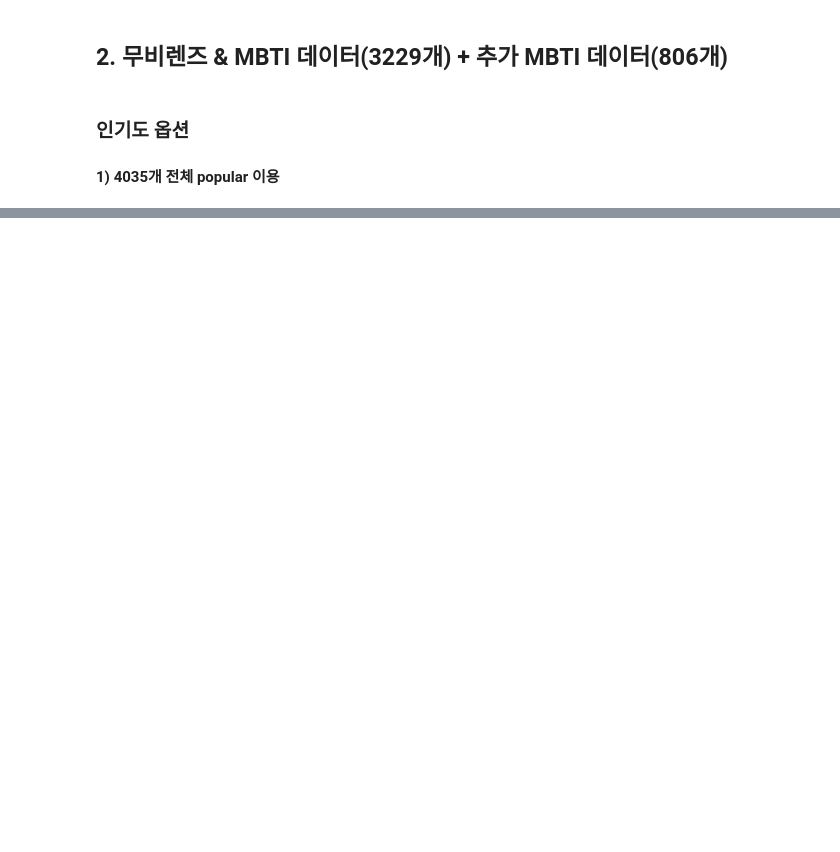
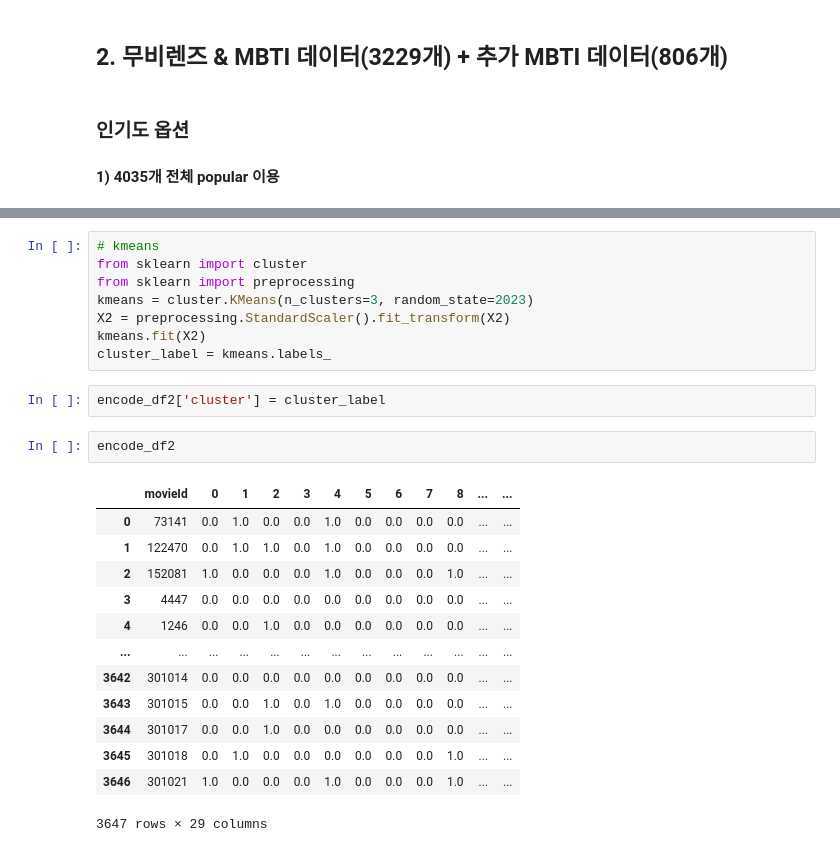
Before and after one commit to boostcampaitech4lv23recsys2/level3_productserving-level3-recsys-08, a Jupyter notebook: Data/DataProcessing/movie_select.ipynb, the cells around one changed output, grey strips where cells are left out. Drawn from its saved outputs; the diff is of its cells as text; blank space fills up the shorter version.

```diff
--- a/Data/DataProcessing/movie_select.ipynb
+++ b/Data/DataProcessing/movie_select.ipynb
@@ -471,0 +691,26 @@ movieId_list
+# %%
+# kmeans
+from sklearn import cluster
+from sklearn import preprocessing
+kmeans = cluster.KMeans(n_clusters=3, random_state=2023)
+X2 = preprocessing.StandardScaler().fit_transform(X2)
+kmeans.fit(X2)
+cluster_label = kmeans.labels_
+# %%
+encode_df2['cluster'] = cluster_label
+# %%
+encode_df2
+# %% [output]
+|  | movieId | 0 | 1 | 2 | 3 | 4 | 5 | 6 | 7 | 8 | ... | ... |
+| 0 | 73141 | 0.0 | 1.0 | 0.0 | 0.0 | 1.0 | 0.0 | 0.0 | 0.0 | 0.0 | ... | ... |
+| 1 | 122470 | 0.0 | 1.0 | 1.0 | 0.0 | 1.0 | 0.0 | 0.0 | 0.0 | 0.0 | ... | ... |
+| 2 | 152081 | 1.0 | 0.0 | 0.0 | 0.0 | 1.0 | 0.0 | 0.0 | 0.0 | 1.0 | ... | ... |
+| 3 | 4447 | 0.0 | 0.0 | 0.0 | 0.0 | 0.0 | 0.0 | 0.0 | 0.0 | 0.0 | ... | ... |
+| 4 | 1246 | 0.0 | 0.0 | 1.0 | 0.0 | 0.0 | 0.0 | 0.0 | 0.0 | 0.0 | ... | ... |
+| ... | ... | ... | ... | ... | ... | ... | ... | ... | ... | ... | ... | ... |
+| 3642 | 301014 | 0.0 | 0.0 | 0.0 | 0.0 | 0.0 | 0.0 | 0.0 | 0.0 | 0.0 | ... | ... |
+| 3643 | 301015 | 0.0 | 0.0 | 1.0 | 0.0 | 1.0 | 0.0 | 0.0 | 0.0 | 0.0 | ... | ... |
+| 3644 | 301017 | 0.0 | 0.0 | 1.0 | 0.0 | 0.0 | 0.0 | 0.0 | 0.0 | 0.0 | ... | ... |
+| 3645 | 301018 | 0.0 | 1.0 | 0.0 | 0.0 | 0.0 | 0.0 | 0.0 | 0.0 | 1.0 | ... | ... |
+| 3646 | 301021 | 1.0 | 0.0 | 0.0 | 0.0 | 1.0 | 0.0 | 0.0 | 0.0 | 1.0 | ... | ... |
+3647 rows × 29 columns
```
Also changed, not shown: parts of 59 cells of this notebook.
